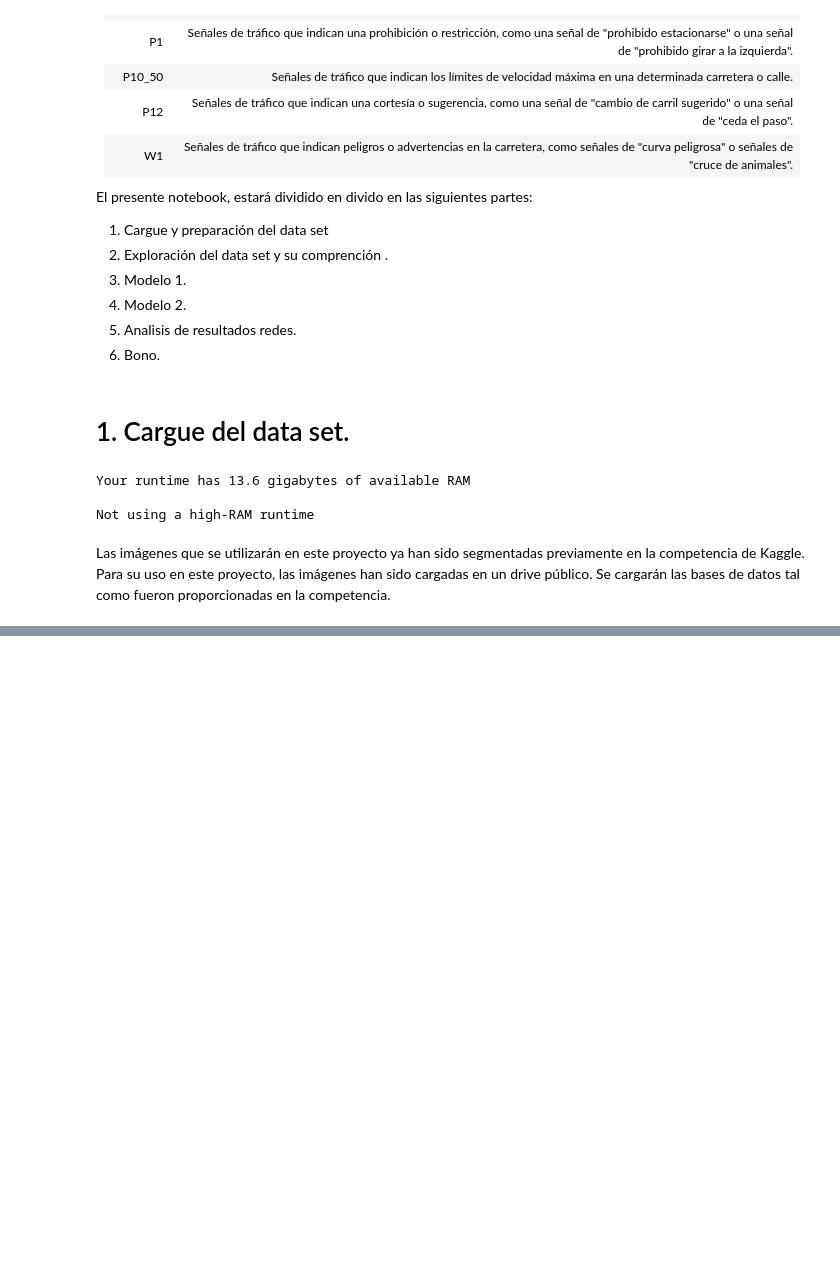
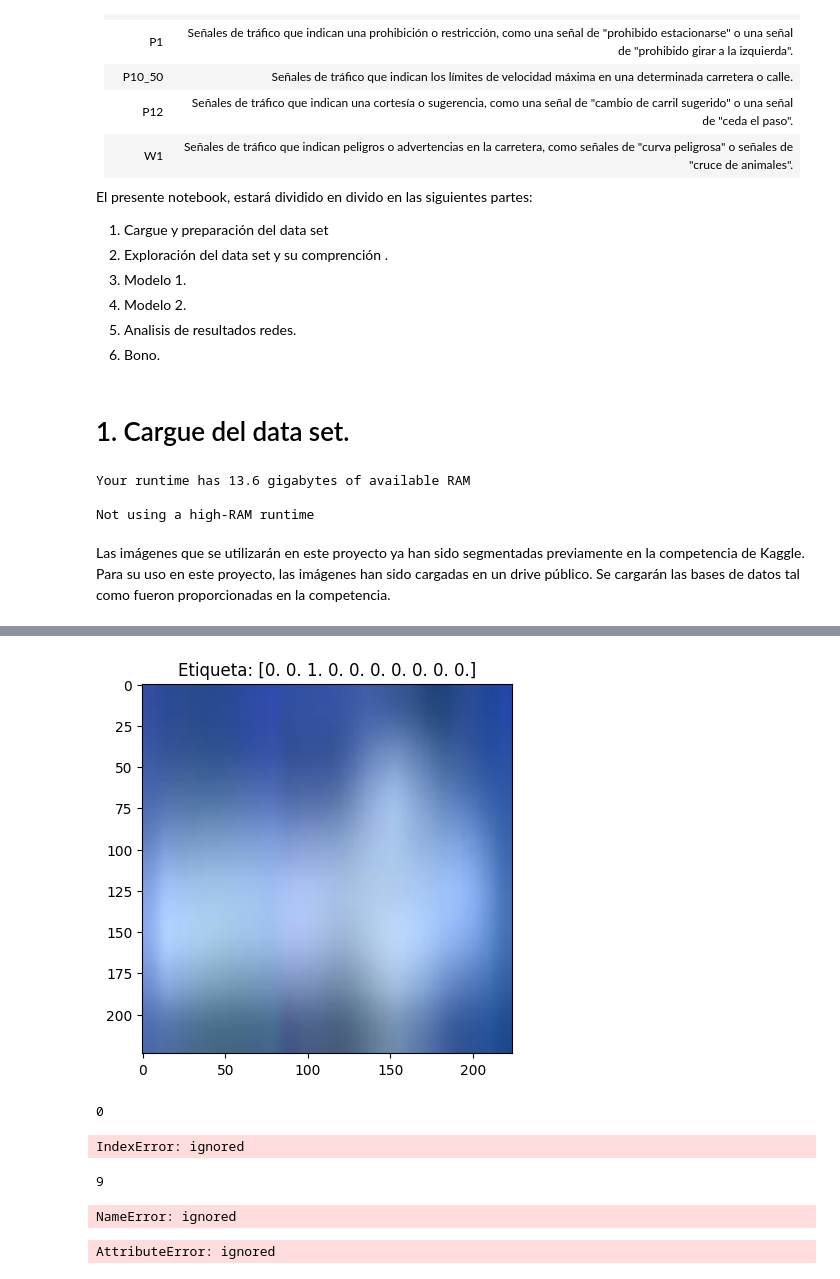
Before and after one commit to jsebastianquiroga/DEEP_LEARNING_PUJ, a Jupyter notebook: Traffic_sign/notebook/Taller_2_Caicedo_García_Quiroga.ipynb, the cells around one changed output, grey strips where cells are left out. Drawn from its saved outputs; the diff is of its cells as text; code cells hidden in the pictures; blank space fills up the shorter version.

```diff
--- a/Traffic_sign/notebook/Taller_2_Caicedo_García_Quiroga.ipynb
+++ b/Traffic_sign/notebook/Taller_2_Caicedo_García_Quiroga.ipynb
@@ -155,6 +194,29 @@ test_datagen = ImageDataGenerator(rescale = 1./255)
+# %%
+import numpy as np
+import matplotlib.pyplot as plt
+
+# Obtener un lote de imágenes de prueba y etiquetas
+x_batch, y_batch = test_generator.next()
+
+# Seleccionar una imagen al azar del lote
+random_index = np.random.randint(0, len(x_batch))
+image = x_batch[random_index]
+label = y_batch[random_index]
+
+# Visualizar la imagen seleccionada y su etiqueta
+plt.imshow(image)
+plt.title(f"Etiqueta: {label}")
+plt.show()
+# %% [output]
+[figure, added]
+# %%
+y_train = train_generator.classes
+y_train[500]
+# %% [output]
+0
 # %%
 category_indices = [np.where(y_train == i)[0][0] for i in range(10)]
-category_labels = ['T-shirt/top', 'Trouser', 'Pullover', 'Dress', 'Coat', 'Sandal', 'Shirt', 'Sneaker', 'Bag', 'Ankle boot']
+category_labels = range(10)
 # Plot examples
 plt.figure(figsize=(10, 10))
 for i, index in enumerate(category_indices):
@@ -164,7 +226,19 @@ for i, index in enumerate(category_indices):
     plt.grid(False)
     plt.imshow(x_train[index], cmap=plt.cm.binary)
     plt.xlabel(str(y_train[index]))
-
-
     plt.xlabel(category_labels[y_train[index]])
 plt.show()
+# %% [output]
+IndexError: ignored
+# %%
+y_classes.max()
+# %% [output]
+9
+# %%
+x_train
+# %% [output]
+NameError: ignored
+# %%
+y_classes.classes
+# %% [output]
+AttributeError: ignored
```
Also changed, not shown: parts of 5 cells of this notebook.
